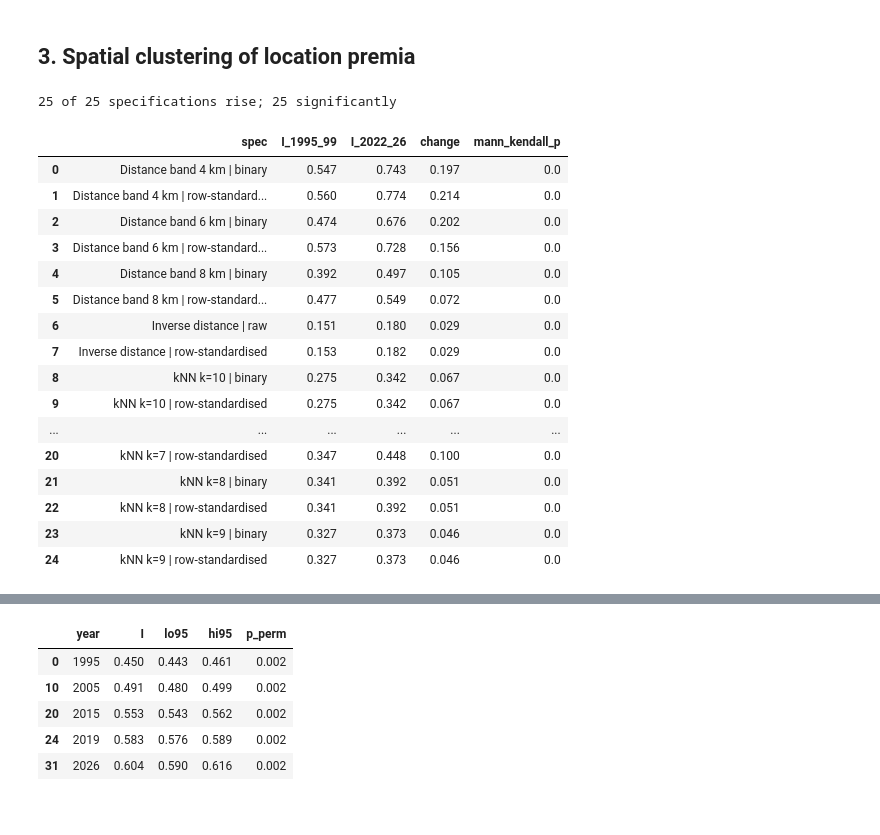
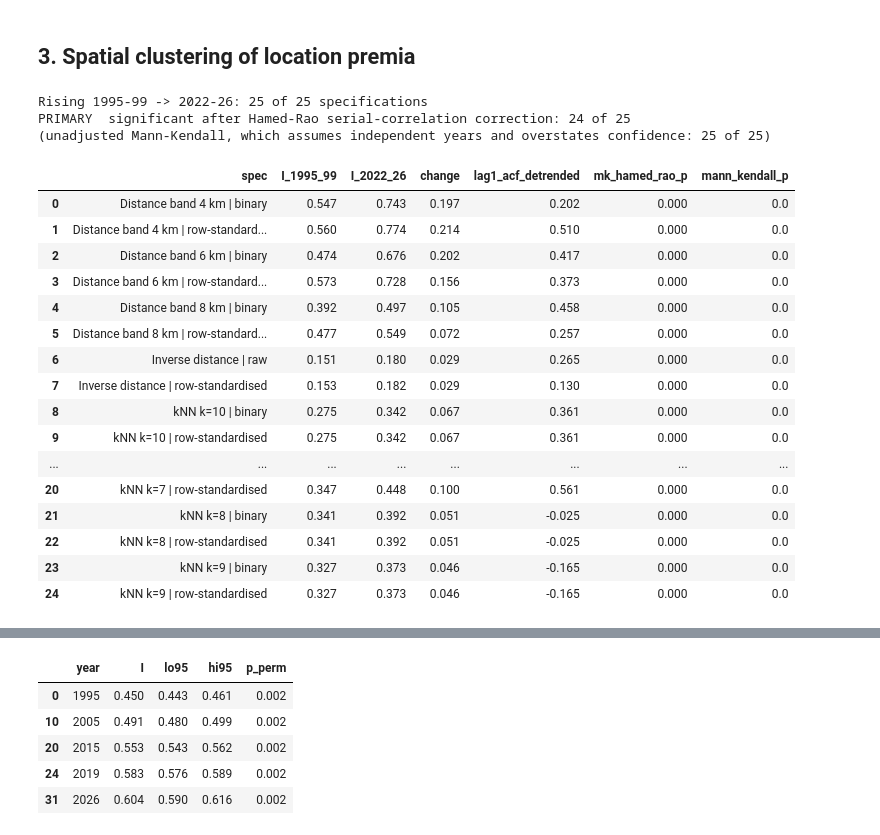
Before and after one commit to lucasleonggg/City-Area-Analyser, a Jupyter notebook: notebooks/reproduce_headline_findings.ipynb, the cells around one changed output, grey strips where cells are left out. Cells and saved outputs as stored; diff of their text form; code cells hidden in the pictures.

```diff
--- a/notebooks/reproduce_headline_findings.ipynb
+++ b/notebooks/reproduce_headline_findings.ipynb
@@ -60,25 +60,30 @@ Name: within_cap, dtype: int64
 ## 3. Spatial clustering of location premia
 # %%
 rs = T('robust_moran_summary.csv')
-print(f"{(rs.change > 0).sum()} of {len(rs)} specifications rise; "
-      f"{((rs.mann_kendall_p < 0.05) & (rs.mann_kendall_z > 0)).sum()} significantly")
-rs[['spec', 'I_1995_99', 'I_2022_26', 'change', 'mann_kendall_p']].round(3)
+print(f"Rising 1995-99 -> 2022-26: {(rs.change > 0).sum()} of {len(rs)} specifications")
+print(f"PRIMARY  significant after Hamed-Rao serial-correlation correction: "
+      f"{((rs.mk_hamed_rao_p < 0.05) & (rs.change > 0)).sum()} of {len(rs)}")
+print(f"(unadjusted Mann-Kendall, which assumes independent years and overstates confidence: "
+      f"{((rs.mann_kendall_p < 0.05) & (rs.mann_kendall_z > 0)).sum()} of {len(rs)})")
+rs[['spec', 'I_1995_99', 'I_2022_26', 'change', 'lag1_acf_detrended', 'mk_hamed_rao_p', 'mann_kendall_p']].round(3)
 # %% [output]
-25 of 25 specifications rise; 25 significantly
+Rising 1995-99 -> 2022-26: 25 of 25 specifications
+PRIMARY  significant after Hamed-Rao serial-correlation correction: 24 of 25
+(unadjusted Mann-Kendall, which assumes independent years and overstates confidence: 25 of 25)
-|  | spec | I_1995_99 | I_2022_26 | change | mann_kendall_p |
-| 0 | Distance band 4 km | binary | 0.547 | 0.743 | 0.197 | 0.0 |
-| 1 | Distance band 4 km | row-standard... | 0.560 | 0.774 | 0.214 | 0.0 |
-| 2 | Distance band 6 km | binary | 0.474 | 0.676 | 0.202 | 0.0 |
-| 3 | Distance band 6 km | row-standard... | 0.573 | 0.728 | 0.156 | 0.0 |
-| 4 | Distance band 8 km | binary | 0.392 | 0.497 | 0.105 | 0.0 |
-| 5 | Distance band 8 km | row-standard... | 0.477 | 0.549 | 0.072 | 0.0 |
-| 6 | Inverse distance | raw | 0.151 | 0.180 | 0.029 | 0.0 |
-| 7 | Inverse distance | row-standardised | 0.153 | 0.182 | 0.029 | 0.0 |
-| 8 | kNN k=10 | binary | 0.275 | 0.342 | 0.067 | 0.0 |
-| 9 | kNN k=10 | row-standardised | 0.275 | 0.342 | 0.067 | 0.0 |
-| ... | ... | ... | ... | ... | ... |
-| 20 | kNN k=7 | row-standardised | 0.347 | 0.448 | 0.100 | 0.0 |
-| 21 | kNN k=8 | binary | 0.341 | 0.392 | 0.051 | 0.0 |
-| 22 | kNN k=8 | row-standardised | 0.341 | 0.392 | 0.051 | 0.0 |
-| 23 | kNN k=9 | binary | 0.327 | 0.373 | 0.046 | 0.0 |
-| 24 | kNN k=9 | row-standardised | 0.327 | 0.373 | 0.046 | 0.0 |
+|  | spec | I_1995_99 | I_2022_26 | change | lag1_acf_detrended | mk_hamed_rao_p | mann_kendall_p |
+| 0 | Distance band 4 km | binary | 0.547 | 0.743 | 0.197 | 0.202 | 0.000 | 0.0 |
+| 1 | Distance band 4 km | row-standard... | 0.560 | 0.774 | 0.214 | 0.510 | 0.000 | 0.0 |
+| 2 | Distance band 6 km | binary | 0.474 | 0.676 | 0.202 | 0.417 | 0.000 | 0.0 |
+| 3 | Distance band 6 km | row-standard... | 0.573 | 0.728 | 0.156 | 0.373 | 0.000 | 0.0 |
+| 4 | Distance band 8 km | binary | 0.392 | 0.497 | 0.105 | 0.458 | 0.000 | 0.0 |
+| 5 | Distance band 8 km | row-standard... | 0.477 | 0.549 | 0.072 | 0.257 | 0.000 | 0.0 |
+| 6 | Inverse distance | raw | 0.151 | 0.180 | 0.029 | 0.265 | 0.000 | 0.0 |
+| 7 | Inverse distance | row-standardised | 0.153 | 0.182 | 0.029 | 0.130 | 0.000 | 0.0 |
+| 8 | kNN k=10 | binary | 0.275 | 0.342 | 0.067 | 0.361 | 0.000 | 0.0 |
+| 9 | kNN k=10 | row-standardised | 0.275 | 0.342 | 0.067 | 0.361 | 0.000 | 0.0 |
+| ... | ... | ... | ... | ... | ... | ... | ... |
+| 20 | kNN k=7 | row-standardised | 0.347 | 0.448 | 0.100 | 0.561 | 0.000 | 0.0 |
+| 21 | kNN k=8 | binary | 0.341 | 0.392 | 0.051 | -0.025 | 0.000 | 0.0 |
+| 22 | kNN k=8 | row-standardised | 0.341 | 0.392 | 0.051 | -0.025 | 0.000 | 0.0 |
+| 23 | kNN k=9 | binary | 0.327 | 0.373 | 0.046 | -0.165 | 0.000 | 0.0 |
+| 24 | kNN k=9 | row-standardised | 0.327 | 0.373 | 0.046 | -0.165 | 0.000 | 0.0 |
```
Also changed, not shown: parts of 5 cells of this notebook, 27 other files.
